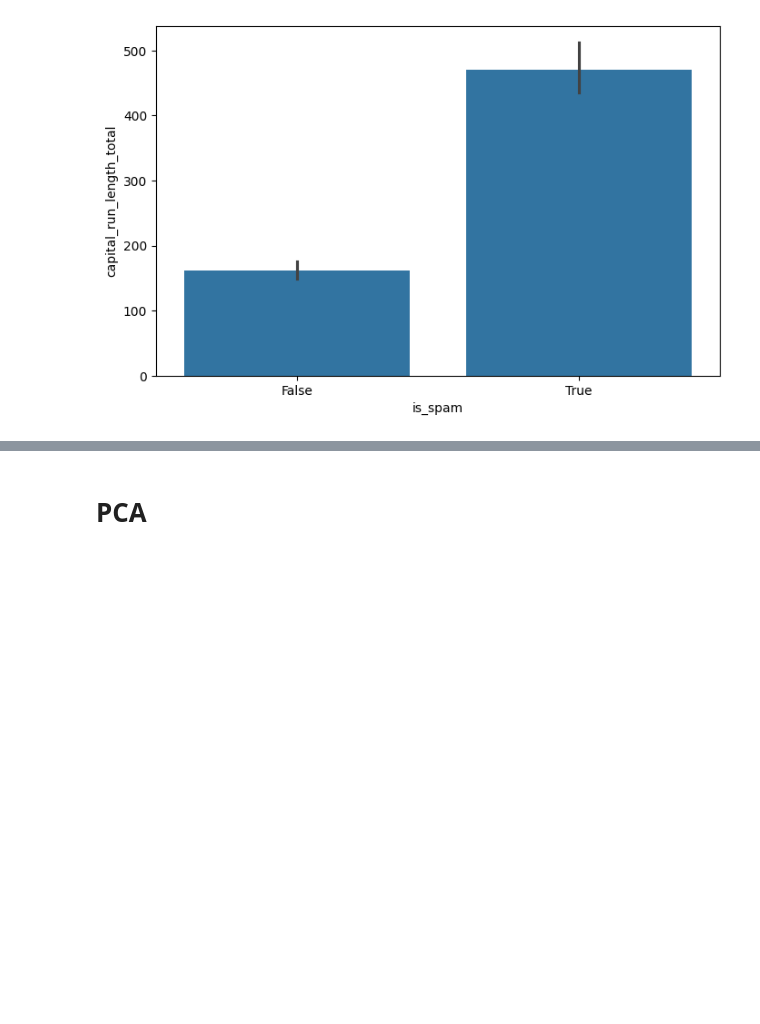
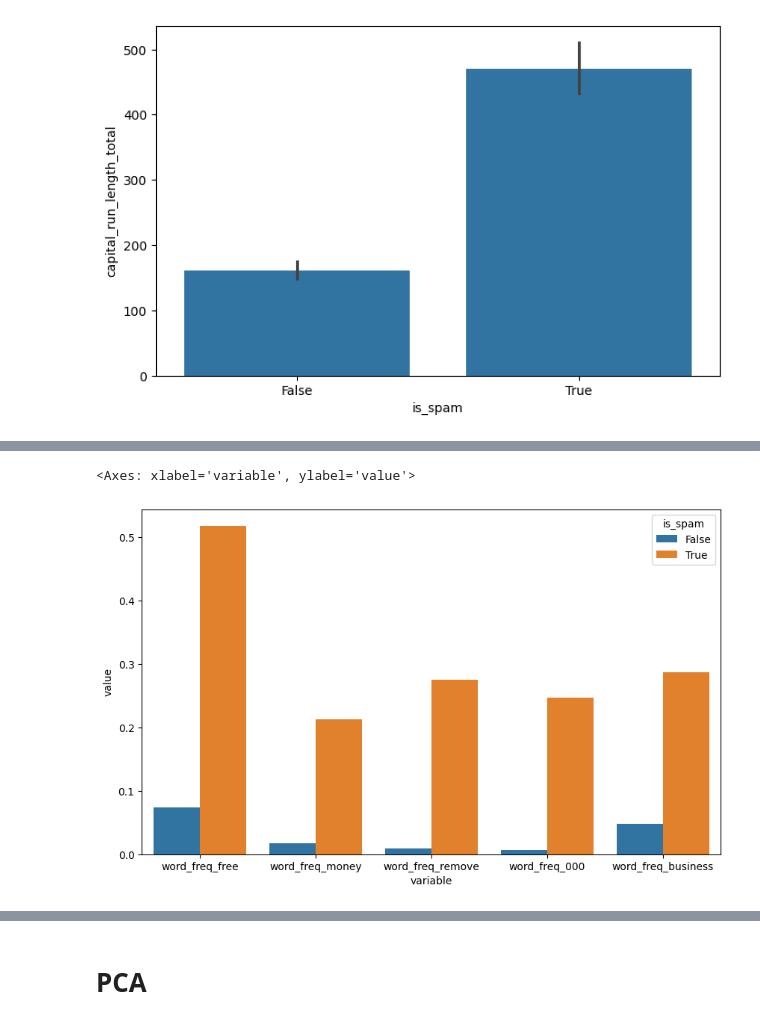
Before and after one commit to sba25360-byte/L7-Data-Exploration, a Jupyter notebook: Data_Exploration.ipynb, the cells around one changed output, grey strips where cells are left out. Cells and saved outputs as stored; diff of their text form; code cells hidden in the pictures; blank space fills up the shorter version.

```diff
--- a/Data_Exploration.ipynb
+++ b/Data_Exploration.ipynb
@@ -99,0 +97,6 @@ sns.barplot(x='is_spam', y='capital_run_length_total', data=df)
+# %%
+plt.figure(figsize=(10, 6))
+sns.barplot(data=avg_freq, x='variable', y='value', hue='is_spam')
+# %% [output]
+<Axes: xlabel='variable', ylabel='value'>
+[figure, added]
```
Also changed, not shown: parts of 13 cells of this notebook.
